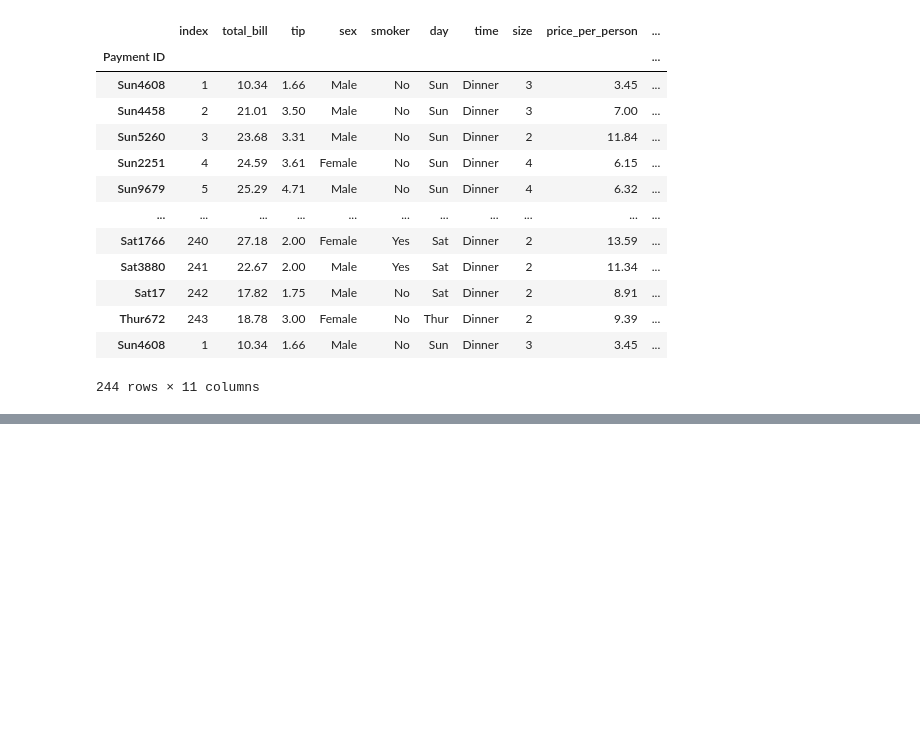
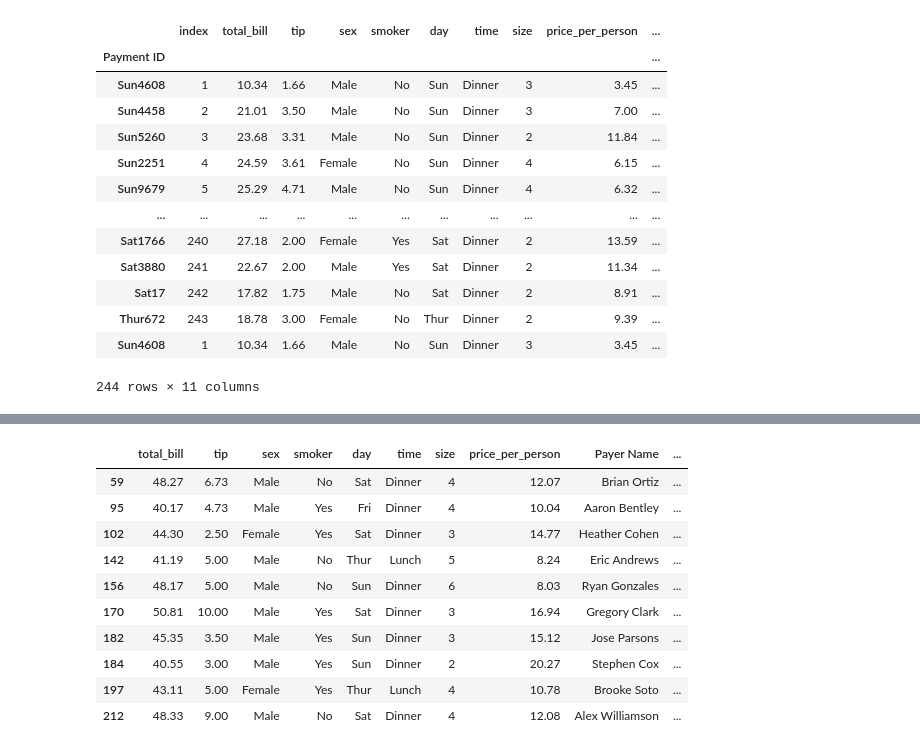
Before and after one commit to eslamwe/Pandas, a Jupyter notebook: pandas.ipynb, the cells around one changed output, grey strips where cells are left out. Saved outputs shown, nothing was run; the diff lists cells and outputs as text; code cells hidden in the pictures; blank space fills up the shorter version.

```diff
--- a/pandas.ipynb
+++ b/pandas.ipynb
@@ -557,0 +586,15 @@ df.append(one_row)
+# %%
+#df[bool_series]
+df[df['total_bill'] > 40]
+# %% [output]
+|  | total_bill | tip | sex | smoker | day | time | size | price_per_person | Payer Name | ... |
+| 59 | 48.27 | 6.73 | Male | No | Sat | Dinner | 4 | 12.07 | Brian Ortiz | ... |
+| 95 | 40.17 | 4.73 | Male | Yes | Fri | Dinner | 4 | 10.04 | Aaron Bentley | ... |
+| 102 | 44.30 | 2.50 | Female | Yes | Sat | Dinner | 3 | 14.77 | Heather Cohen | ... |
+| 142 | 41.19 | 5.00 | Male | No | Thur | Lunch | 5 | 8.24 | Eric Andrews | ... |
+| 156 | 48.17 | 5.00 | Male | No | Sun | Dinner | 6 | 8.03 | Ryan Gonzales | ... |
+| 170 | 50.81 | 10.00 | Male | Yes | Sat | Dinner | 3 | 16.94 | Gregory Clark | ... |
+| 182 | 45.35 | 3.50 | Male | Yes | Sun | Dinner | 3 | 15.12 | Jose Parsons | ... |
+| 184 | 40.55 | 3.00 | Male | Yes | Sun | Dinner | 2 | 20.27 | Stephen Cox | ... |
+| 197 | 43.11 | 5.00 | Female | Yes | Thur | Lunch | 4 | 10.78 | Brooke Soto | ... |
+| 212 | 48.33 | 9.00 | Male | No | Sat | Dinner | 4 | 12.08 | Alex Williamson | ... |
```
Also changed, not shown: parts of 6 cells of this notebook.
